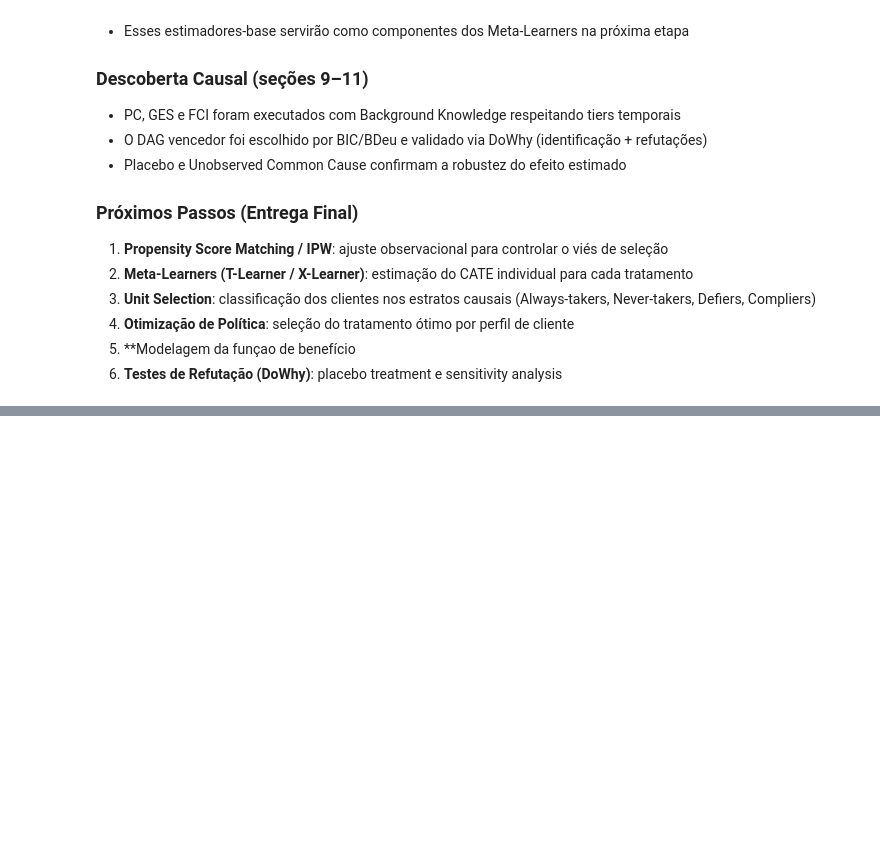
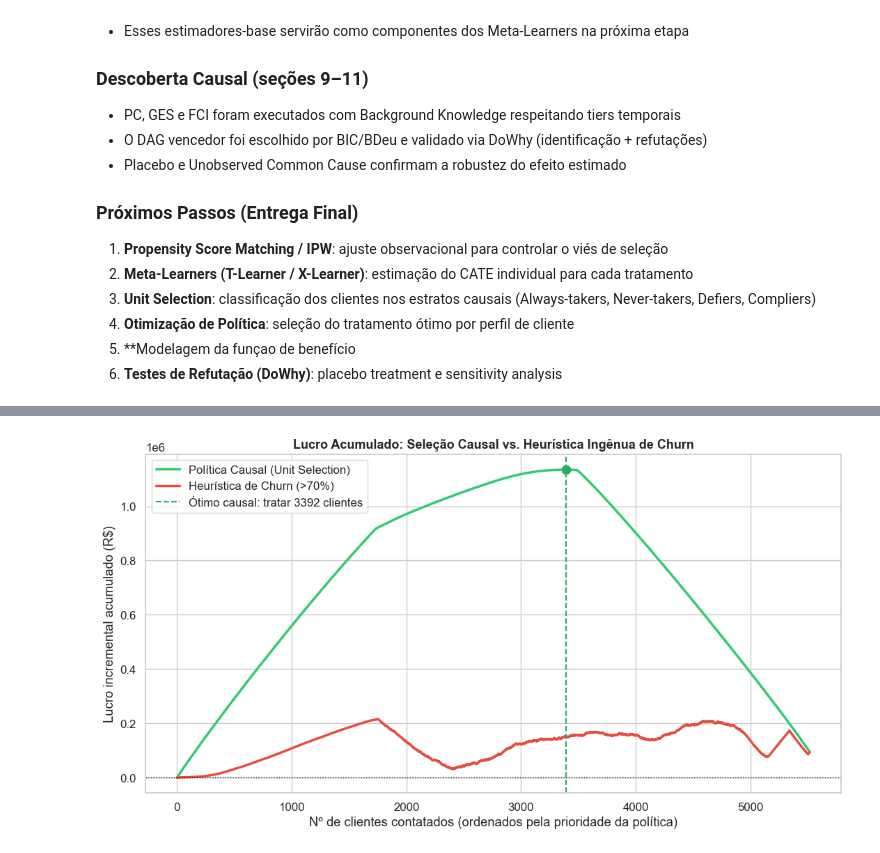
Before and after one commit to tomyt-t/tpcausal, a Jupyter notebook: tpcausal_Lucas.ipynb, the cells around one changed output, grey strips where cells are left out. Cells and saved outputs as stored; diff of their text form; code cells hidden in the pictures; blank space fills up the shorter version.

```diff
--- a/tpcausal_Lucas.ipynb
+++ b/tpcausal_Lucas.ipynb
@@ -1942,0 +2319,18 @@ Resumo da validação:
+# %%
+# 15.1 Heurística ingênua: tratar quem tem alta probabilidade de churn
+from sklearn.linear_model import LogisticRegression
+
+# Modelo de churn observacional (sem lógica causal): covariáveis + o próprio tratamento
+X_churn = df_dowhy.drop(columns=["Y"]).values
+churn_clf = LogisticRegression(max_iter=1000, random_state=RANDOM_STATE)
+churn_clf.fit(X_churn, df_dowhy["Y"].values)
+
+p_churn = 1 - churn_clf.predict_proba(X_churn)[:, 1]  # P(churn) = 1 - P(retenção)
+strata["p_churn"] = p_churn
+
+CHURN_THRESHOLD = 0.70
+n_baseline = int((p_churn > CHURN_THRESHOLD).sum())
+print(f"Clientes com P(churn) > {CHURN_THRESHOLD:.0%}: {n_baseline}")
+print(
+    "Esta política trata por RISCO, ignorando se o cliente reage ao incentivo (uplift)."
+)
@@ -1942,0 +2340,64 @@ Resumo da validação:
+# %%
+# 15.2 Comparação de ROI: Política Causal vs. Heurística de Churn
+incremental_profit = tau_unit * v - c  # lucro líquido por cliente, se tratado
+
+# Política CAUSAL: ordena por benefício esperado decrescente
+order_causal = np.argsort(-benefit)
+cum_causal = np.cumsum(incremental_profit[order_causal])
+
+# Política BASELINE: ordena por risco de churn decrescente
+order_baseline = np.argsort(-p_churn)
+cum_baseline = np.cumsum(incremental_profit[order_baseline])
+
+n = len(incremental_profit)
+xx = np.arange(1, n + 1)
+
+fig, ax = plt.subplots(figsize=(11, 6))
+ax.plot(
+    xx, cum_causal, color="#2ecc71", lw=2.5, label="Política Causal (Unit Selection)"
+)
+ax.plot(xx, cum_baseline, color="#e74c3c", lw=2.5, label="Heurística de Churn (>70%)")
+ax.axhline(0, color="black", ls=":", lw=1)
+
+# Ponto ótimo da política causal (máximo do lucro acumulado)
+opt_idx = int(np.argmax(cum_causal))
+ax.axvline(
+    opt_idx + 1,
+    color="#27ae60",
+    ls="--",
+    lw=1.5,
+    label=f"Ótimo causal: tratar {opt_idx + 1} clientes",
+)
+ax.scatter([opt_idx + 1], [cum_causal[opt_idx]], color="#27ae60", zorder=5, s=80)
+
+ax.set_title(
+    "Lucro Acumulado: Seleção Causal vs. Heurística Ingênua de Churn",
+    fontweight="bold",
+    fontsize=13,
+)
+ax.set_xlabel("Nº de clientes contatados (ordenados pela prioridade da política)")
+ax.set_ylabel("Lucro incremental acumulado (R$)")
+ax.legend(loc="upper left")
+plt.tight_layout()
+plt.show()
+
+# --- Resumo financeiro ---
+lucro_causal_otimo = cum_causal[opt_idx]
+lucro_baseline_70 = incremental_profit[p_churn > CHURN_THRESHOLD].sum()
+lucro_tratar_todos = incremental_profit.sum()
+
+print("=== RESUMO DE ROI ===")
+print(
+    f"Política Causal (ótima)    : trata {opt_idx + 1:>4} clientes -> lucro R$ {lucro_causal_otimo:>12,.2f}"
+)
+print(
+    f"Heurística Churn > 70%     : trata {n_baseline:>4} clientes -> lucro R$ {lucro_baseline_70:>12,.2f}"
+)
+print(
+    f"Tratar todos (sem seleção) : trata {n:>4} clientes -> lucro R$ {lucro_tratar_todos:>12,.2f}"
+)
+ganho = lucro_causal_otimo - lucro_baseline_70
+print(f"\nGanho da seleção causal vs. heurística: R$ {ganho:,.2f}")
+print("A política causal evita gastar com Always/Never-takers e foca nos Compliers.")
+# %% [output]
+[figure, added]
```
Also changed, not shown: parts of 23 cells of this notebook.
